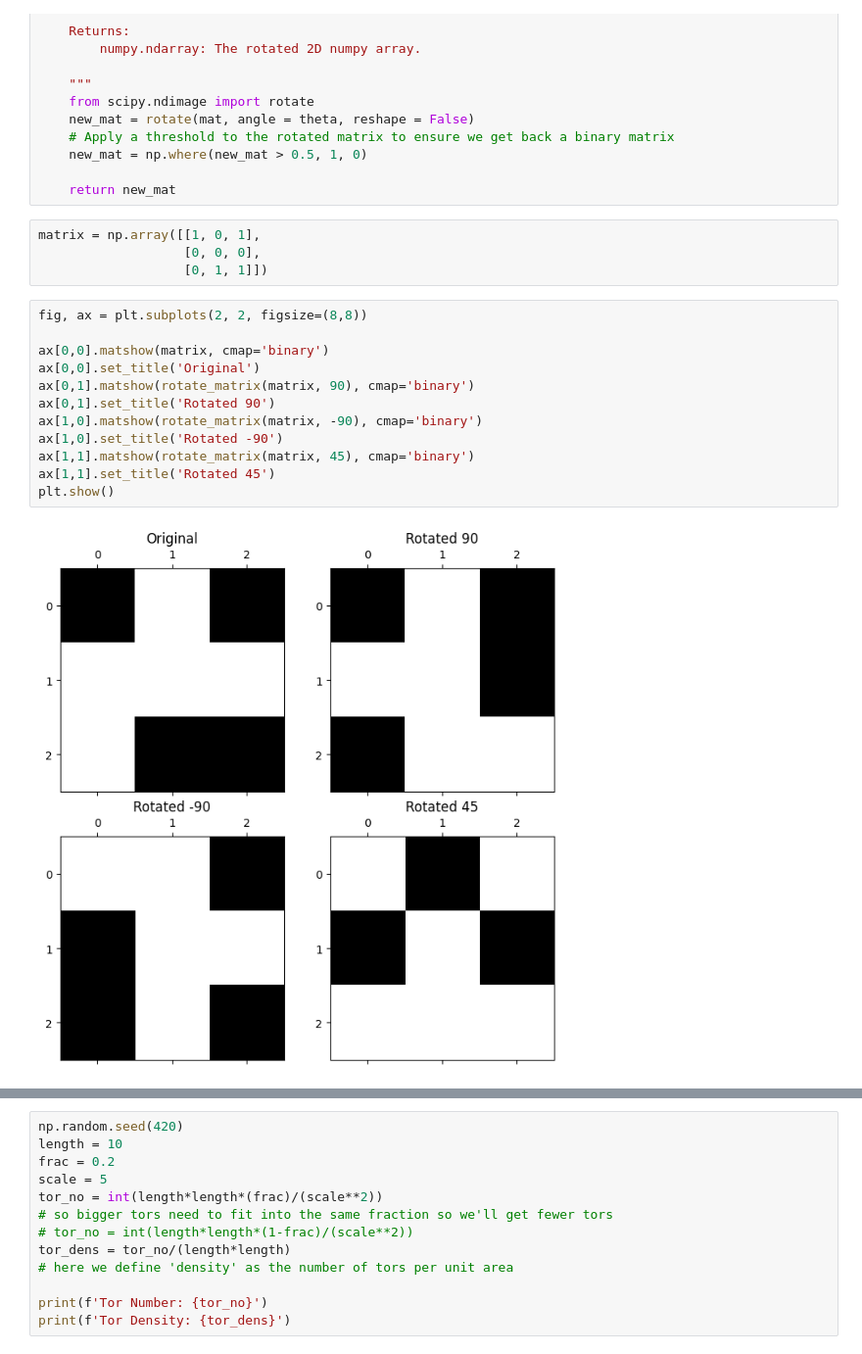
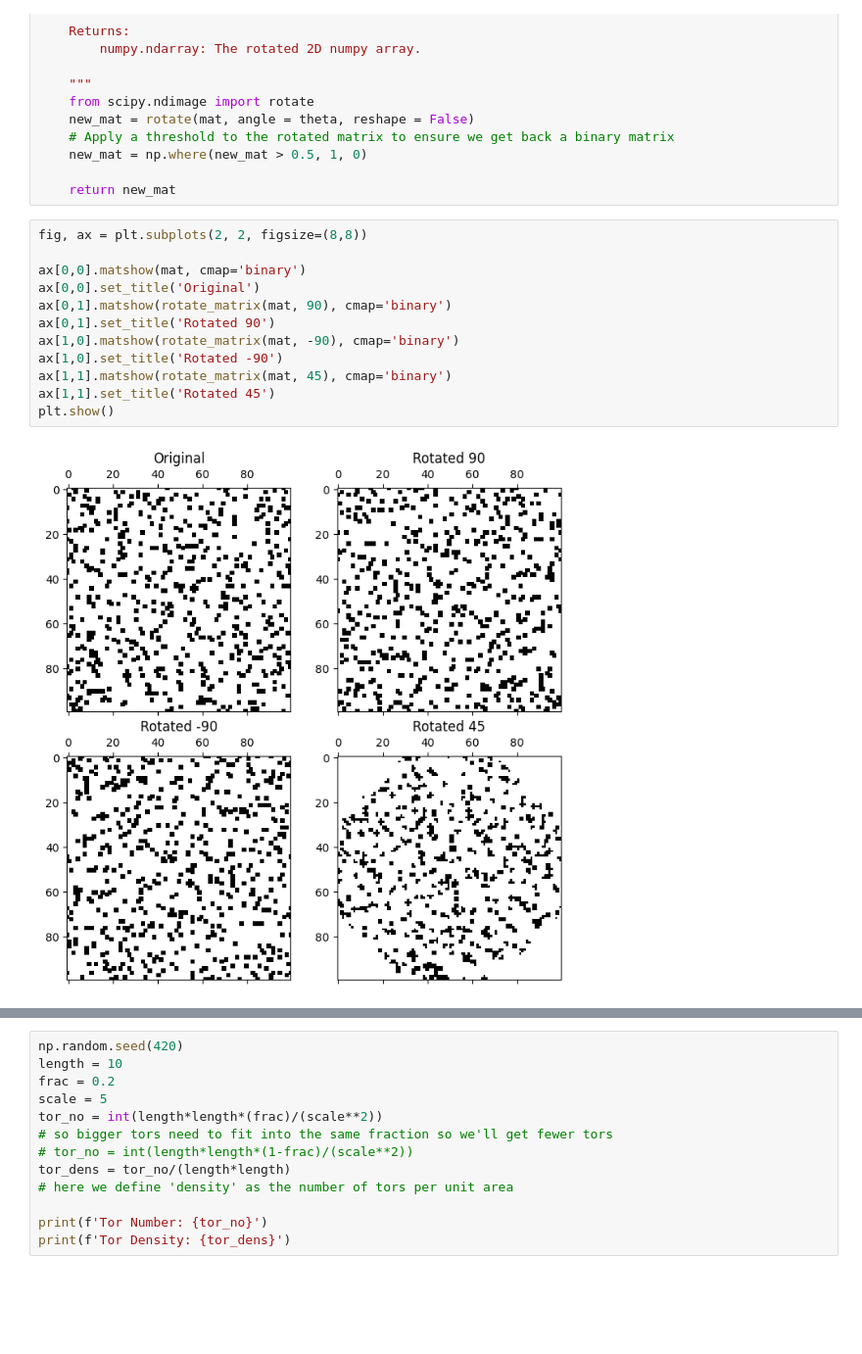
Before and after one commit to daltonkw/bedrock-mapping-accuracy, a Jupyter notebook: Notes_Original.ipynb, the cells around one changed output, grey strips where cells are left out. Shown: that part at 98% size. Saved outputs shown, nothing was run; the diff lists cells and outputs as text; blank space fills up the shorter version.

```diff
--- a/Notes_Original.ipynb
+++ b/Notes_Original.ipynb
@@ -204,22 +200,18 @@ def rotate_matrix(mat, theta):
     new_mat = np.where(new_mat > 0.5, 1, 0)
 
     return new_mat
-# %%
-matrix = np.array([[1, 0, 1],
-                   [0, 0, 0],
-                   [0, 1, 1]])
 # %%
 fig, ax = plt.subplots(2, 2, figsize=(8,8))
 
-ax[0,0].matshow(matrix, cmap='binary')
+ax[0,0].matshow(mat, cmap='binary')
 ax[0,0].set_title('Original')
-ax[0,1].matshow(rotate_matrix(matrix, 90), cmap='binary')
+ax[0,1].matshow(rotate_matrix(mat, 90), cmap='binary')
 ax[0,1].set_title('Rotated 90')
-ax[1,0].matshow(rotate_matrix(matrix, -90), cmap='binary')
+ax[1,0].matshow(rotate_matrix(mat, -90), cmap='binary')
 ax[1,0].set_title('Rotated -90')
-ax[1,1].matshow(rotate_matrix(matrix, 45), cmap='binary')
+ax[1,1].matshow(rotate_matrix(mat, 45), cmap='binary')
 ax[1,1].set_title('Rotated 45')
 plt.show()
 # %% [output]
-[figure, old version]
+[figure, new version]
 # %%
```
Also changed, not shown: parts of 19 cells of this notebook.
